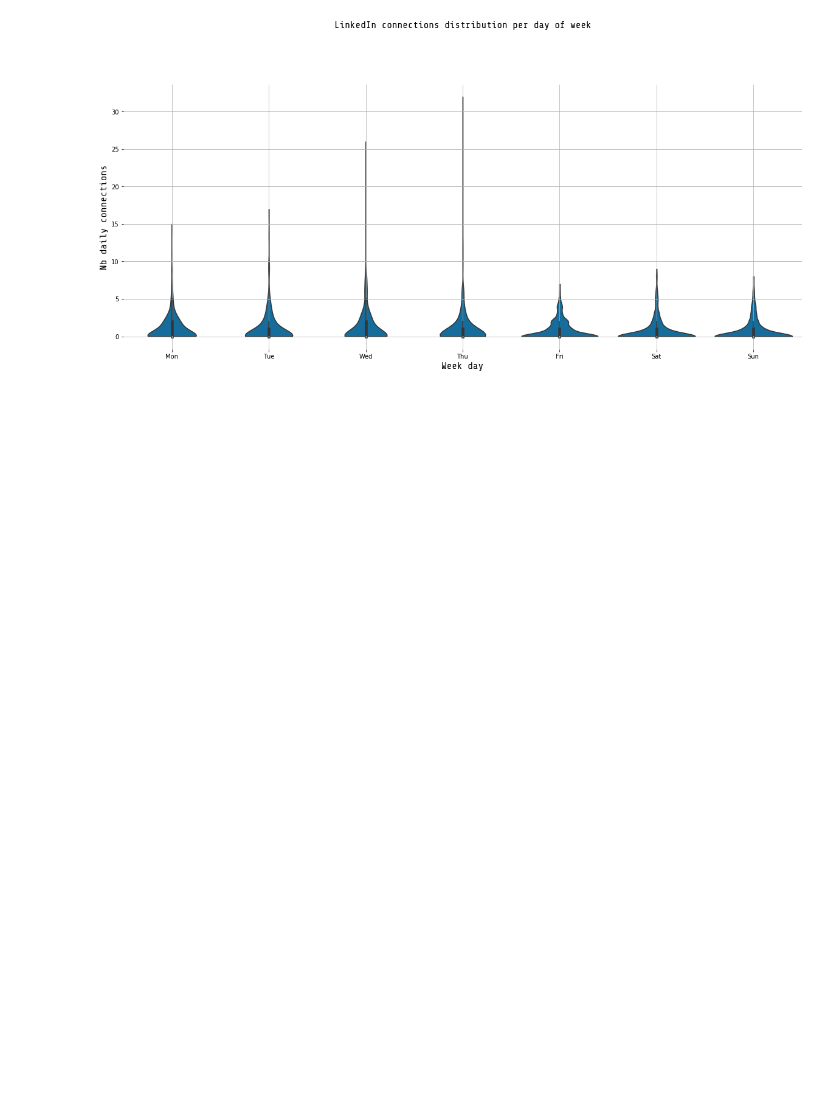
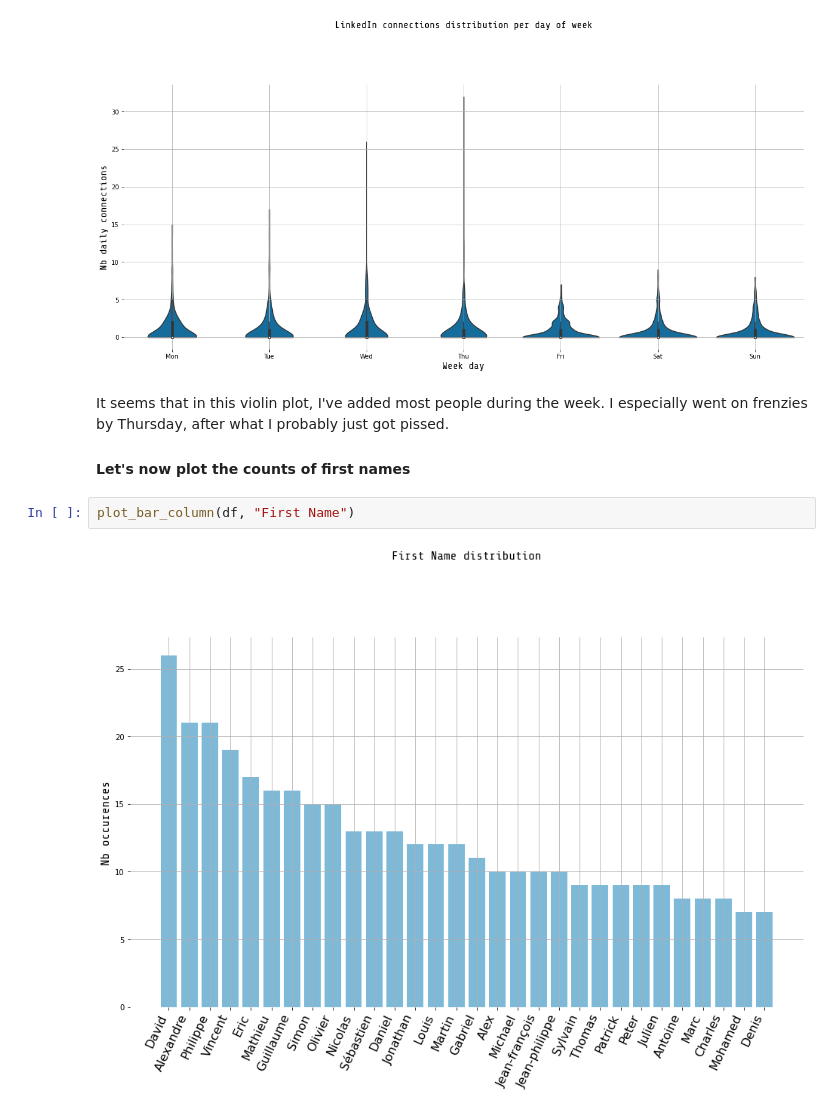
Before and after one commit to guillaume-chevalier/LinkedIn-Connections-Growth-Analysis, a Jupyter notebook: LinkedIn-Connection-Plots.ipynb, the cells around one changed output. Drawn from its saved outputs; the diff is of its cells as text; blank space fills up the shorter version.

```diff
--- a/LinkedIn-Connection-Plots.ipynb
+++ b/LinkedIn-Connection-Plots.ipynb
@@ -61,3 +96,11 @@ plot_cumsum(df)
 plot_violins(df)
 # %% [output]
 [figure]
+# %% [markdown]
+It seems that in this violin plot, I've added most people during the week. I especially went on frenzies by Thursday, after what I probably just got pissed.
+
+#### Let's now plot the counts of first names
+# %%
+plot_bar_column(df, "First Name")
+# %% [output]
+[figure, added]
```
Also changed, not shown: parts of 23 cells of this notebook, 12 other files.
